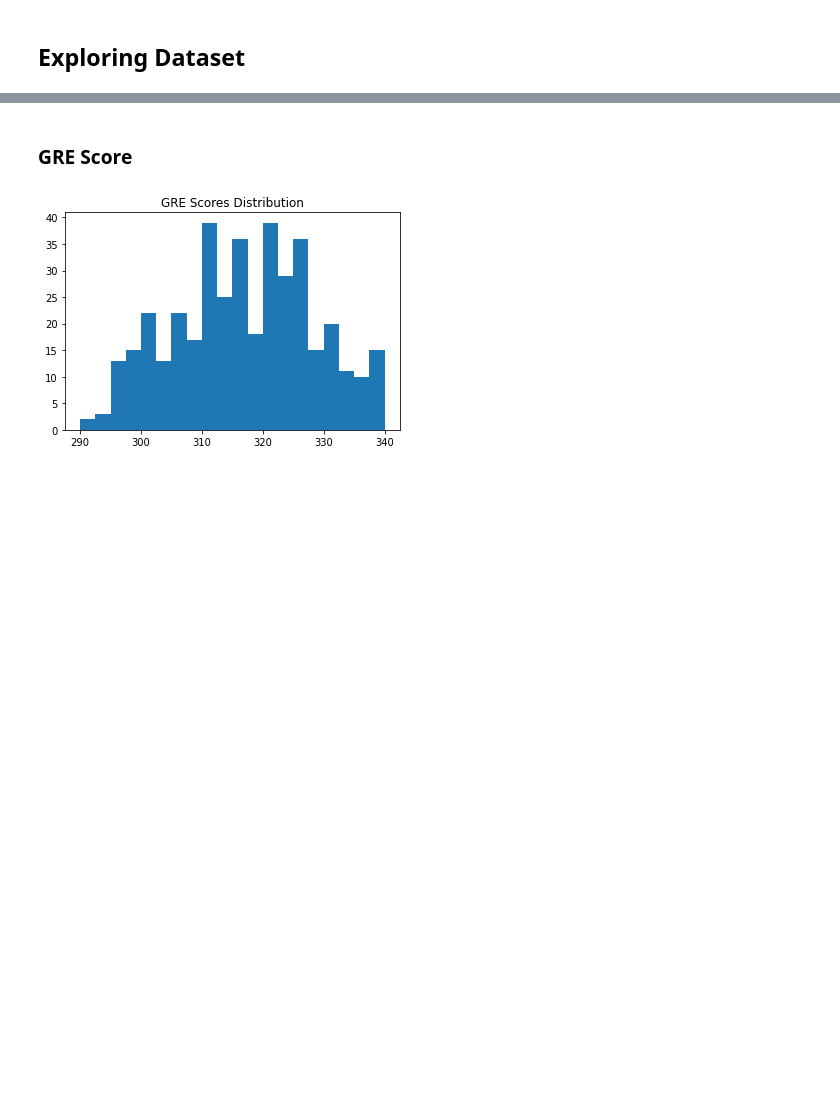
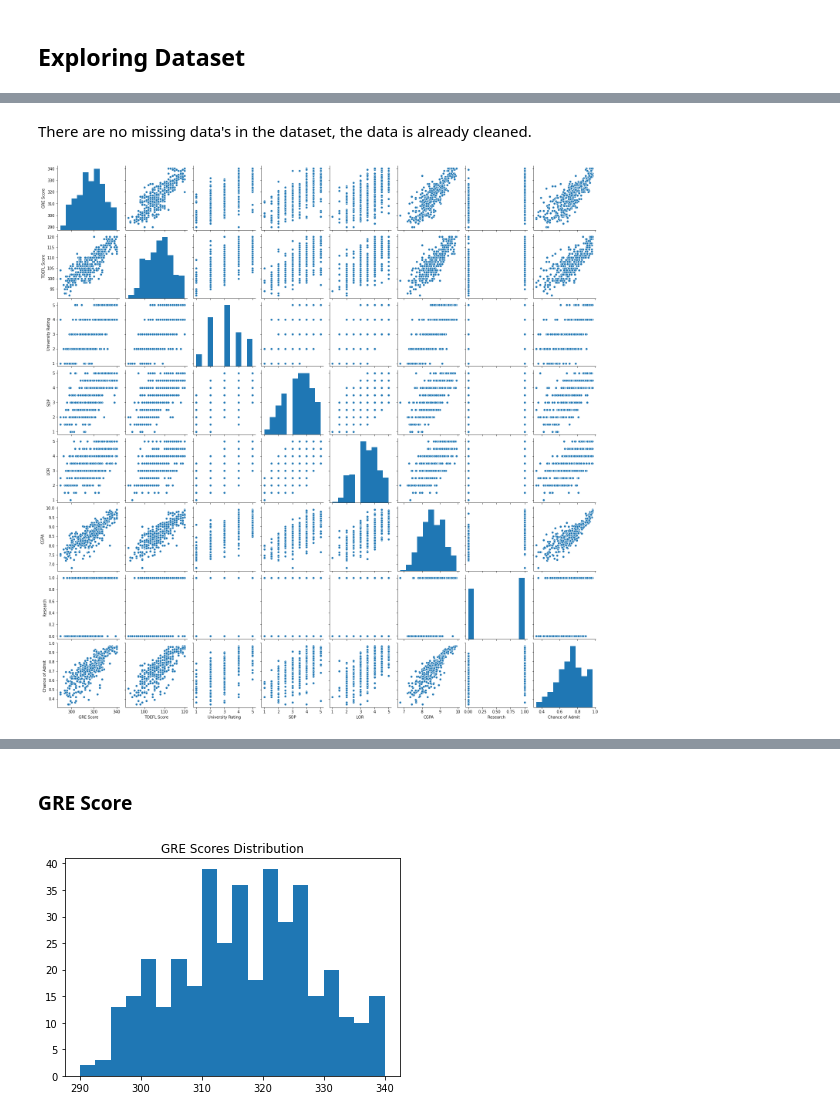
Before and after one commit to laxmena/100MLProjects, a Jupyter notebook: Project1 - Graduate Admissions Prediction/Graduate_Admissions.ipynb, the cells around one changed output, grey strips where cells are left out. Saved outputs shown, nothing was run; the diff lists cells and outputs as text; code cells hidden in the pictures; blank space fills up the shorter version.

```diff
--- a/Project1 - Graduate Admissions Prediction/Graduate_Admissions.ipynb
+++ b/Project1 - Graduate Admissions Prediction/Graduate_Admissions.ipynb
@@ -36,0 +80,8 @@ My assumption now is Each single factor mentioned play a significant role toward
+# %% [markdown]
+There are no missing data's in the dataset, the data is already cleaned.
+# %%
+import seaborn as sns
+sns.pairplot(dataset)
+plt.show()
+# %% [output]
+[figure, added]
```
Also changed, not shown: parts of 38 cells of this notebook.
